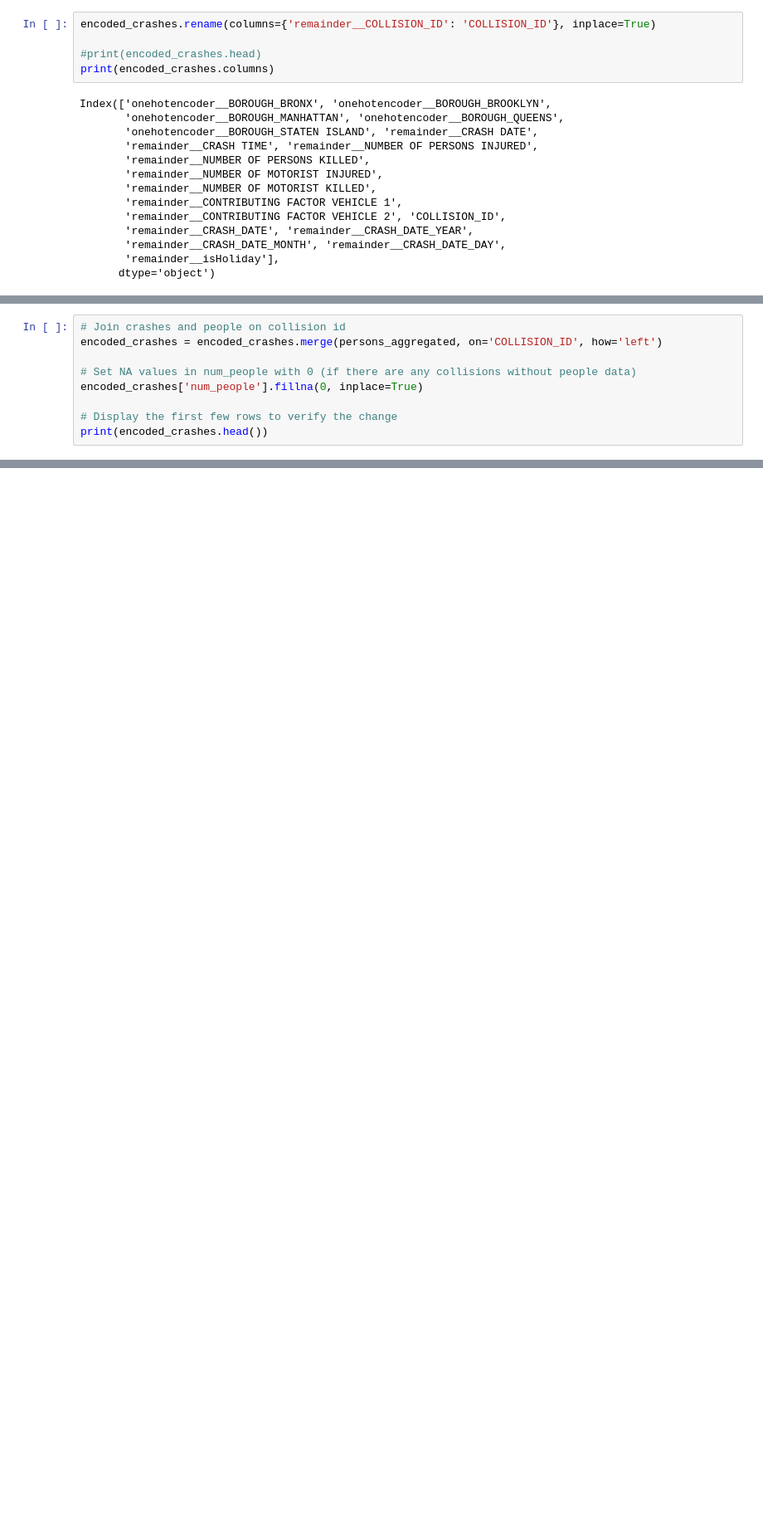
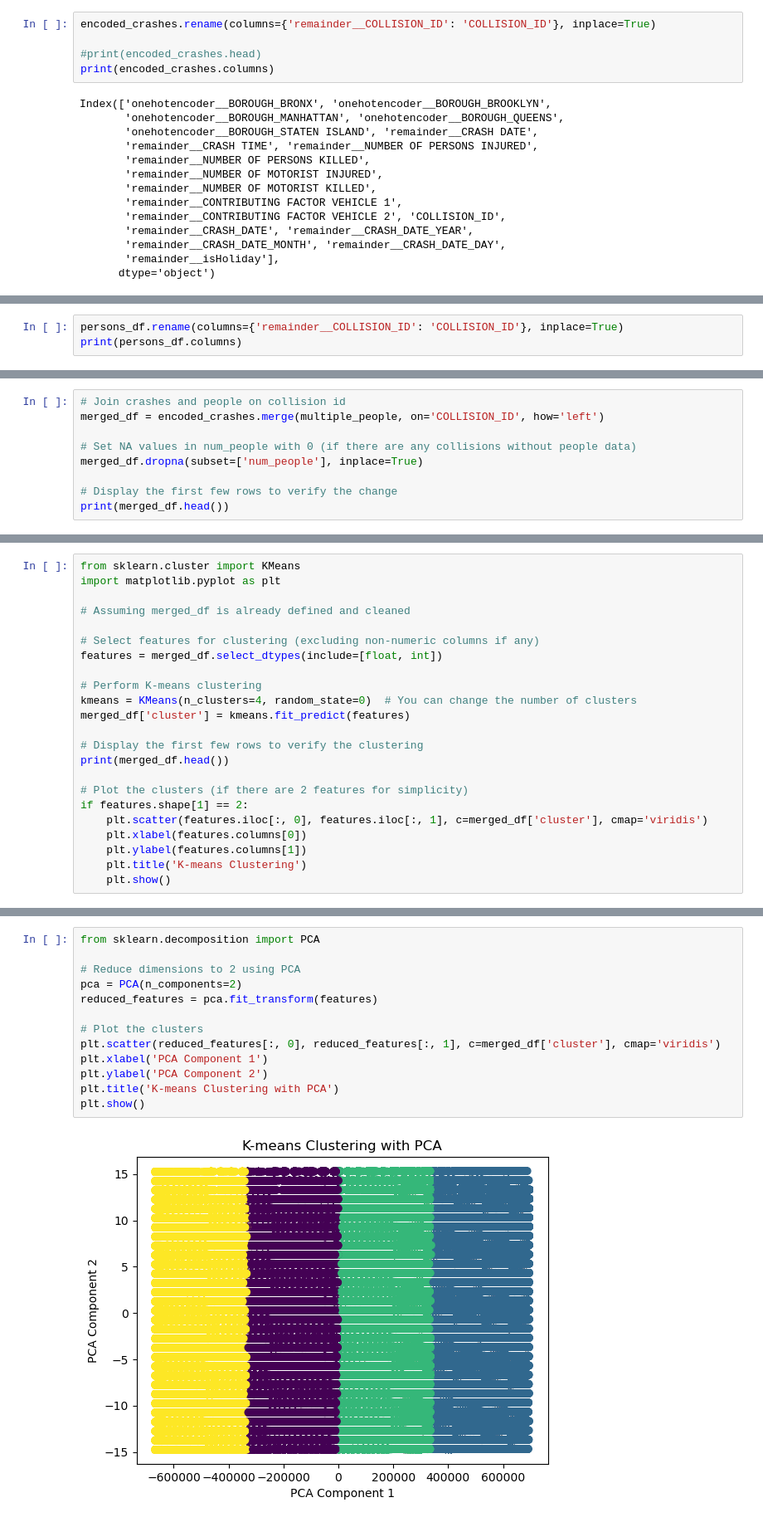
Before and after one commit to JohannRuiz1/CS5644-ML, a Jupyter notebook: crashes.ipynb, the cells around one changed output, grey strips where cells are left out. Shown at 83% size. Cells and saved outputs as stored; diff of their text form; blank space fills up the shorter version.

Commit message:
Using processed persons records

```diff
--- a/crashes.ipynb
+++ b/crashes.ipynb
@@ -200,0 +191,3 @@ Index(['UNIQUE_ID', 'COLLISION_ID', 'CRASH_DATE', 'CRASH_TIME', 'PERSON_ID',
+# %%
+persons_df.rename(columns={'remainder__COLLISION_ID': 'COLLISION_ID'}, inplace=True)
+print(persons_df.columns)
@@ -231,11 +242,11 @@ print(multiple_people)
 # %%
 # Join crashes and people on collision id
-encoded_crashes = encoded_crashes.merge(persons_aggregated, on='COLLISION_ID', how='left')
+merged_df = encoded_crashes.merge(multiple_people, on='COLLISION_ID', how='left')
 
 # Set NA values in num_people with 0 (if there are any collisions without people data)
-encoded_crashes['num_people'].fillna(0, inplace=True)
+merged_df.dropna(subset=['num_people'], inplace=True)
 
 # Display the first few rows to verify the change
-print(encoded_crashes.head())
+print(merged_df.head())
 # %% [output]
    onehotencoder__BOROUGH_BRONX  onehotencoder__BOROUGH_BROOKLYN  \
@@ -263,0 +269,23 @@ For example, when doing 'df[col].method(value, inplace=True)', try using 'df.met
+# %%
+from sklearn.cluster import KMeans
+import matplotlib.pyplot as plt
+
+# Assuming merged_df is already defined and cleaned
+
+# Select features for clustering (excluding non-numeric columns if any)
+features = merged_df.select_dtypes(include=[float, int])
+
+# Perform K-means clustering
+kmeans = KMeans(n_clusters=4, random_state=0)  # You can change the number of clusters
+merged_df['cluster'] = kmeans.fit_predict(features)
+
+# Display the first few rows to verify the clustering
+print(merged_df.head())
+
+# Plot the clusters (if there are 2 features for simplicity)
+if features.shape[1] == 2:
+    plt.scatter(features.iloc[:, 0], features.iloc[:, 1], c=merged_df['cluster'], cmap='viridis')
+    plt.xlabel(features.columns[0])
+    plt.ylabel(features.columns[1])
+    plt.title('K-means Clustering')
+    plt.show()
@@ -263,0 +310,15 @@ For example, when doing 'df[col].method(value, inplace=True)', try using 'df.met
+# %%
+from sklearn.decomposition import PCA
+
+# Reduce dimensions to 2 using PCA
+pca = PCA(n_components=2)
+reduced_features = pca.fit_transform(features)
+
+# Plot the clusters
+plt.scatter(reduced_features[:, 0], reduced_features[:, 1], c=merged_df['cluster'], cmap='viridis')
+plt.xlabel('PCA Component 1')
+plt.ylabel('PCA Component 2')
+plt.title('K-means Clustering with PCA')
+plt.show()
+# %% [output]
+[figure, added]
```
Also changed, not shown: parts of 10 cells of this notebook.
